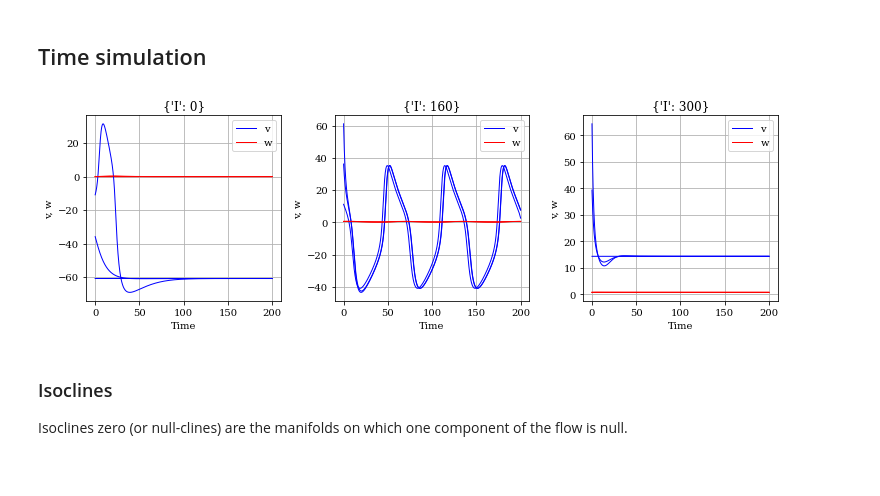
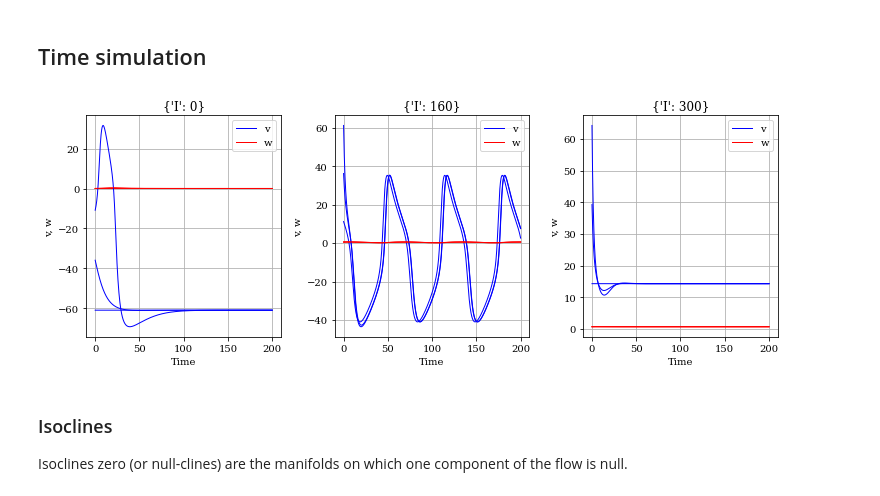
Before and after one commit to jaumecolomhernandez/mmb-mathneuroscience, a Jupyter notebook: morris_lecar_analysis.ipynb, the cells around one changed output. Cells and saved outputs as stored; diff of their text form; code cells hidden in the pictures.

Commit message:
Added data, plots and cleaned up repo

```diff
--- a/morris_lecar_analysis.ipynb
+++ b/morris_lecar_analysis.ipynb
@@ -85,19 +85,19 @@ for i,param in enumerate(Iapp):
     trajectories[i] = get_displacement(param, time_span=time_span, dmax=50,  number=3)
 # %%
 # Draw the trajectories.
-fig, ax = plt.subplots(1, len(Iapp), figsize=(3.5*len(Iapp),3.5))
+fig, ax = plt.subplots(1, len(Iapp), figsize=(3.5*len(Iapp),4))
 for i,param in enumerate(Iapp):
         ax[i].set(xlabel='Time', ylabel='v, w',
                      title='{}'.format(param))
         for j in range(len(trajectories[i])):
             v = ax[i].plot(time_span,trajectories[i][j][:,0], color='b', lw=1)
             w = ax[i].plot(time_span,trajectories[i][j][:,1], color='r', lw=1)
         ax[i].legend([v[0],w[0]],['v','w'])
         ax[i].grid(True)
 plt.tight_layout()
 plt.savefig('./img/time_run.pdf')
 # %% [output]
-[figure, old version]
+[figure, new version]
 # %% [markdown]
 ### Isoclines
 
```
Also changed, not shown: parts of 42 cells of this notebook, 21 other files.
